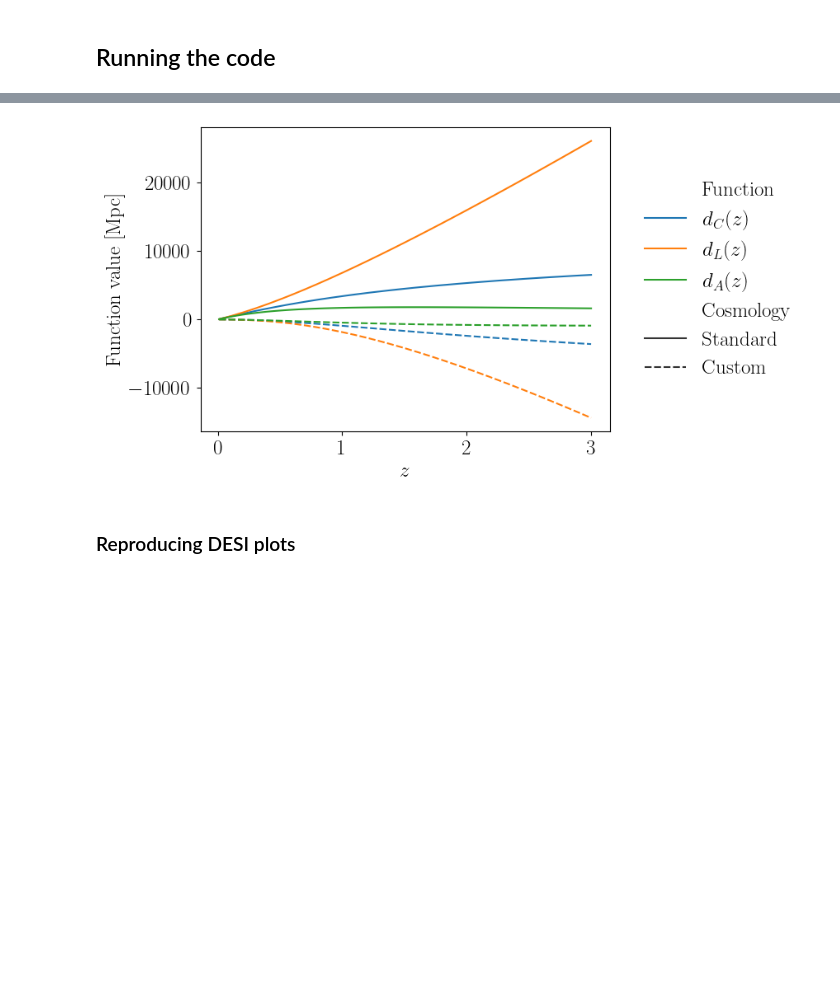
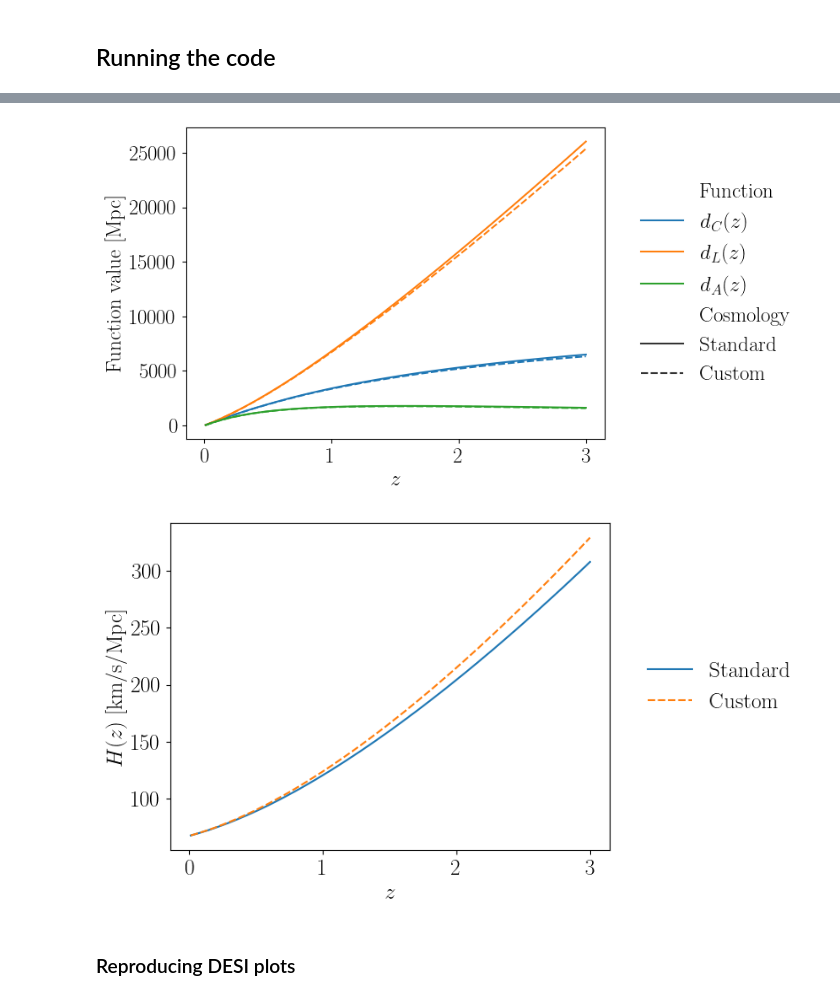
Before and after one commit to chiaradeleo1/CANDI, a Jupyter notebook: DEMO_theory.ipynb, the cells around one changed output, grey strips where cells are left out. Cells and saved outputs as stored; diff of their text form; code cells hidden in the pictures; blank space fills up the shorter version.

```diff
--- a/DEMO_theory.ipynb
+++ b/DEMO_theory.ipynb
@@ -82,7 +82,7 @@ $$
 custom_params = {'cosmology': 'Custom',
                  'parameters': {'H0': 67.36,
                                 'omegam': 0.3153,
-                                'Delta': 0.01}}
+                                'Delta': 0.1}}
 # %% [markdown]
 ## Fiducial cosmology
 
@@ -140,31 +145,51 @@ The output of the theory code is a set of cosmological quantities, returned as a
 # %%
 zplot = np.linspace(0.01,3,100)
 
 std_df = pd.DataFrame({'z': zplot,
                        r'$d_C(z)$': standard_results.comoving(zplot),
                        r'$d_L(z)$': standard_results.DL_EM(zplot),
                        r'$d_A(z)$': standard_results.dA(zplot),
+                       r'$H(z)$': standard_results.H_kmsMpc(zplot),
                        'Cosmology': 'Standard'})
 
-std_df = pd.melt(std_df,id_vars=['z','Cosmology'],value_vars=[r'$d_C(z)$',r'$d_L(z)$',r'$d_A(z)$'],var_name='Function',value_name='value')
+std_melt_df = pd.melt(std_df,id_vars=['z','Cosmology'],value_vars=[r'$d_C(z)$',r'$d_L(z)$',r'$d_A(z)$'],
+                      var_name='Function',value_name='value')
 
 cus_df = pd.DataFrame({'z': zplot,
                        r'$d_C(z)$': custom_results.comoving(zplot),
                        r'$d_L(z)$': custom_results.DL_EM(zplot),
                        r'$d_A(z)$': custom_results.dA(zplot),
+                       r'$H(z)$': custom_results.H_kmsMpc(zplot),
                        'Cosmology': 'Custom'})
 
-cus_df = pd.melt(cus_df,id_vars=['z','Cosmology'],value_vars=[r'$d_C(z)$',r'$d_L(z)$',r'$d_A(z)$'],var_name='Function',value_name='value')
+cus_melt_df = pd.melt(cus_df,id_vars=['z','Cosmology'],value_vars=[r'$d_C(z)$',r'$d_L(z)$',r'$d_A(z)$'],
+                      var_name='Function',value_name='value')
 
-results = pd.concat([std_df,cus_df],ignore_index=True)
+results = pd.concat([std_melt_df,cus_melt_df],ignore_index=True)
 #results = results[results['Cosmology']=='Custom']
 plt.figure()
 sb.lineplot(results,x='z',y='value',hue='Function',style='Cosmology')
 plt.xlabel(r'$z$')
 plt.ylabel('Function value [Mpc]')
 plt.legend(**sidelegend);
+
+
+std_melt_df = pd.melt(std_df,id_vars=['z','Cosmology'],value_vars=[r'$H(z)$'],
+                      var_name='Function',value_name='value')
+
+cus_melt_df = pd.melt(cus_df,id_vars=['z','Cosmology'],value_vars=[r'$H(z)$'],
+                      var_name='Function',value_name='value')
+
+results = pd.concat([std_melt_df,cus_melt_df],ignore_index=True)
+#results = results[results['Cosmology']=='Custom']
+plt.figure()
+sb.lineplot(results,x='z',y='value',hue='Cosmology',style='Cosmology')
+plt.xlabel(r'$z$')
+plt.ylabel(r'$H(z)$ [km/s/Mpc]')
+plt.legend(**sidelegend);
 # %% [output]
-[figure, old version]
+[figure, new version]
+[figure, added]
 # %% [markdown]
 ### Reproducing DESI plots
 # %% [markdown]
```
Also changed, not shown: parts of 10 cells of this notebook, 4 other files.
